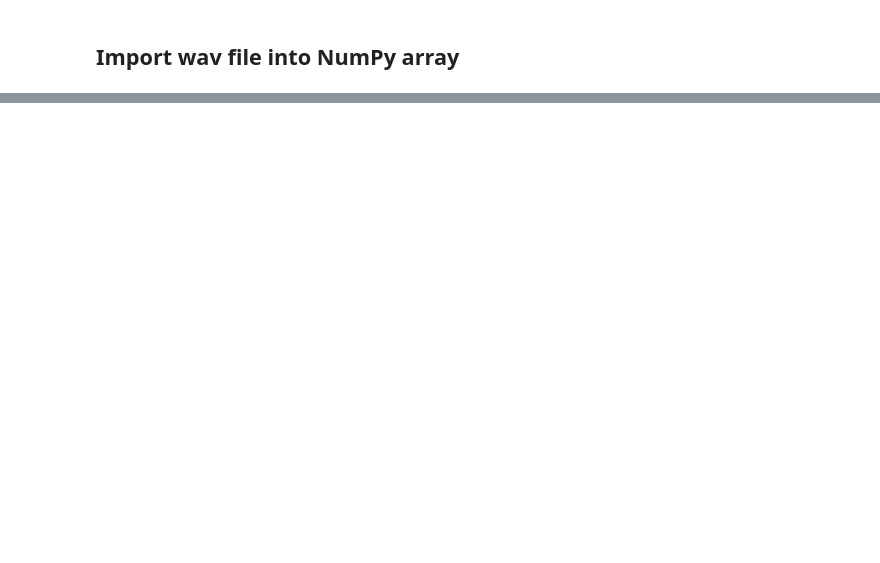
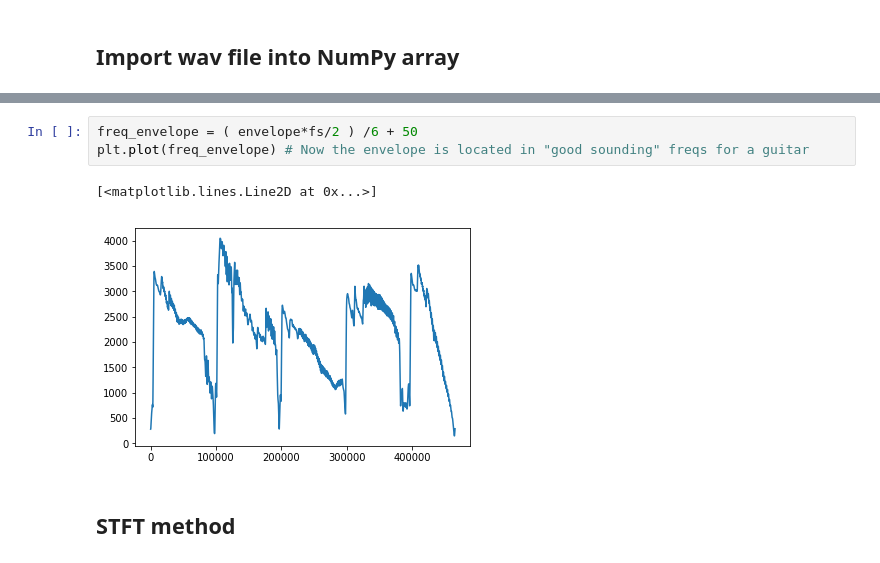
Before and after one commit to lucieperrotta/ASP, a Jupyter notebook: Auto Wah.ipynb, the cells around one changed output, grey strips where cells are left out. Drawn from its saved outputs; the diff is of its cells as text; blank space fills up the shorter version.

```diff
--- a/Auto Wah.ipynb
+++ b/Auto Wah.ipynb
@@ -61,0 +83,8 @@ plt.show
+# %%
+freq_envelope = ( envelope*fs/2 ) /6 + 50
+plt.plot(freq_envelope) # Now the envelope is located in "good sounding" freqs for a guitar
+# %% [output]
+[<matplotlib.lines.Line2D at 0x...>]
+[figure, added]
+# %% [markdown]
+## STFT method
```
Also changed, not shown: parts of 16 cells of this notebook, 1 other file.
